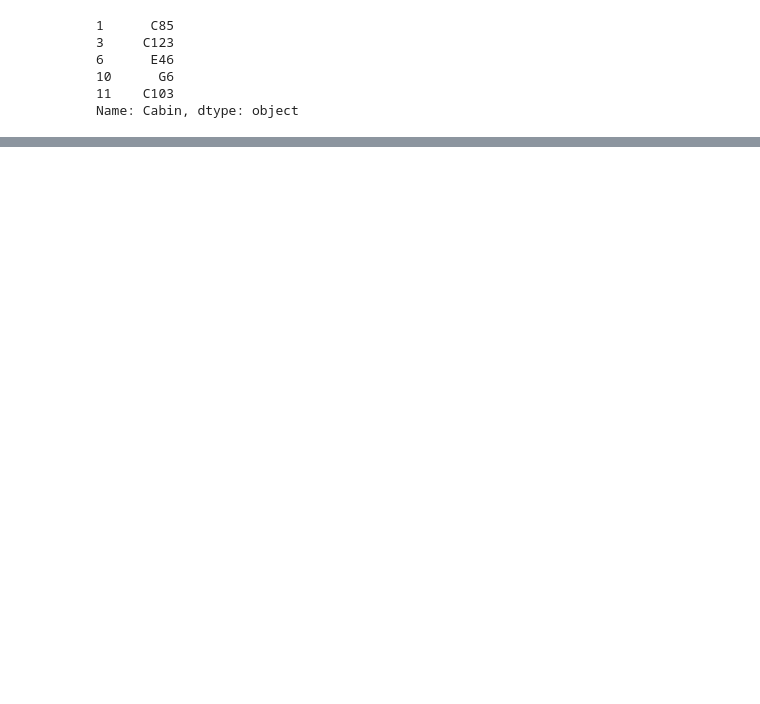
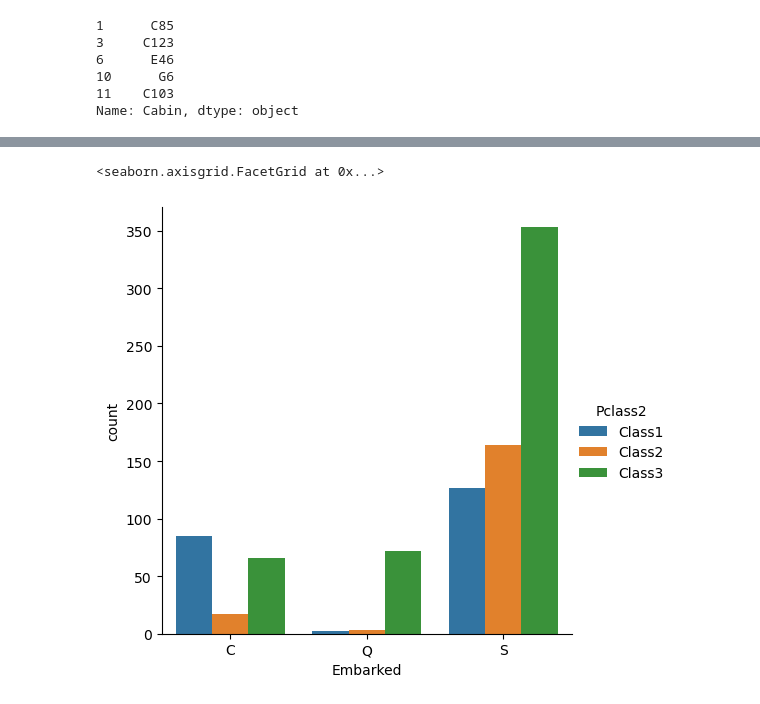
Before and after one commit to hferhat/DataWorks, a Jupyter notebook: TitanicDataAnalysisWork.ipynb, the cells around one changed output, grey strips where cells are left out. Drawn from its saved outputs; the diff is of its cells as text; code cells hidden in the pictures; blank space fills up the shorter version.

```diff
--- a/TitanicDataAnalysisWork.ipynb
+++ b/TitanicDataAnalysisWork.ipynb
@@ -332,0 +413,5 @@ Name: Cabin, dtype: object
+# %%
+sns.catplot(x='Embarked', data=titanic_df, hue='Pclass2',kind='count',order=['C','Q','S'])
+# %% [output]
+<seaborn.axisgrid.FacetGrid at 0x...>
+[figure, added]
```
Also changed, not shown: parts of 12 cells of this notebook.
